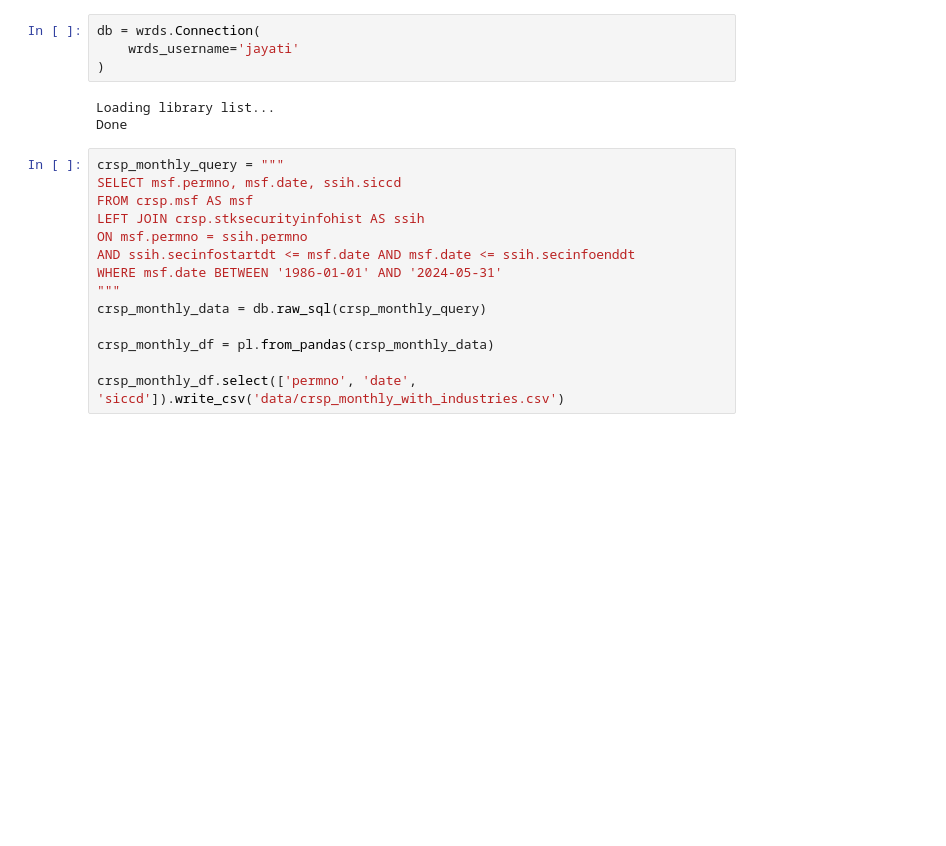
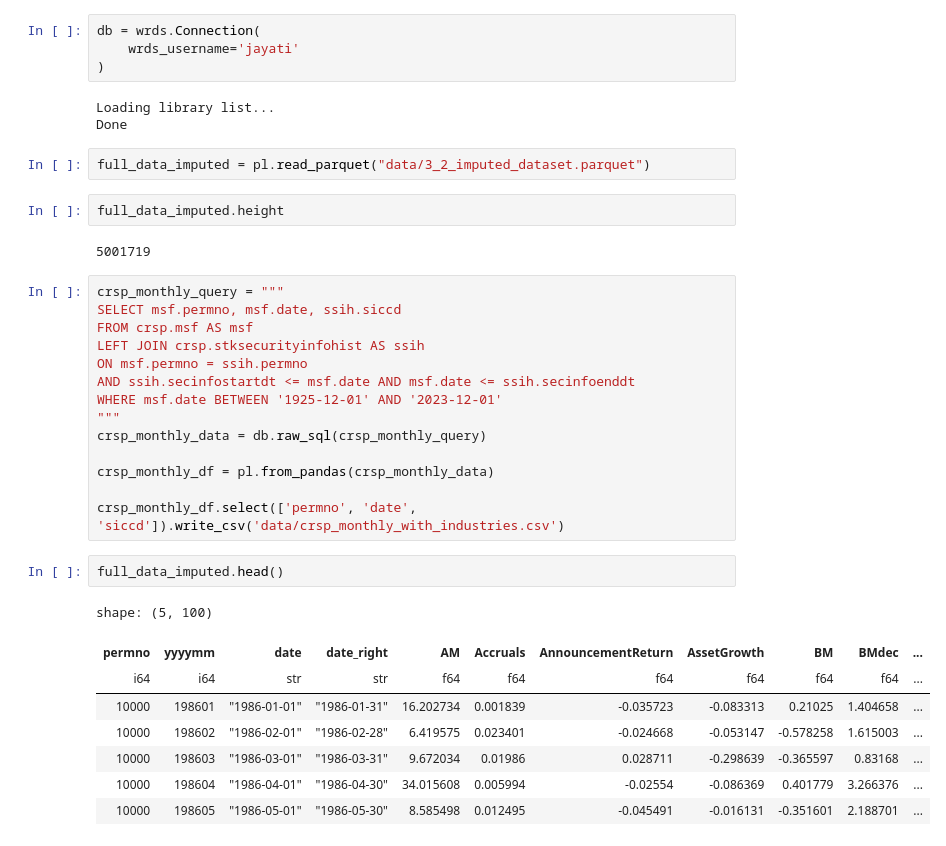
Before and after one commit to NicolasAlmerge/FIN407FinalProject, a Jupyter notebook: Returns.ipynb, the cells around one changed output. Cells and saved outputs as stored; diff of their text form; blank space fills up the shorter version.

```diff
--- a/Returns.ipynb
+++ b/Returns.ipynb
@@ -28,6 +28,12 @@ db = wrds.Connection(
 # %% [output]
 Loading library list...
 Done
+# %%
+full_data_imputed = pl.read_parquet("data/3_2_imputed_dataset.parquet")
+# %%
+full_data_imputed.height
+# %% [output]
+5001719
 # %%
 crsp_monthly_query = """
 SELECT msf.permno, msf.date, ssih.siccd
@@ -35,10 +41,21 @@ FROM crsp.msf AS msf
 LEFT JOIN crsp.stksecurityinfohist AS ssih
 ON msf.permno = ssih.permno
 AND ssih.secinfostartdt <= msf.date AND msf.date <= ssih.secinfoenddt
-WHERE msf.date BETWEEN '1986-01-01' AND '2024-05-31'
+WHERE msf.date BETWEEN '1925-12-01' AND '2023-12-01'
 """
 crsp_monthly_data = db.raw_sql(crsp_monthly_query)
 
 crsp_monthly_df = pl.from_pandas(crsp_monthly_data)
 
 crsp_monthly_df.select(['permno', 'date', 'siccd']).write_csv('data/crsp_monthly_with_industries.csv')
+# %%
+full_data_imputed.head()
+# %% [output]
+shape: (5, 100)
+| permno | yyyymm | date | date_right | AM | Accruals | AnnouncementReturn | AssetGrowth | BM | BMdec | ... |
+| i64 | i64 | str | str | f64 | f64 | f64 | f64 | f64 | f64 | ... |
+| 10000 | 198601 | "1986-01-01" | "1986-01-31" | 16.202734 | 0.001839 | -0.035723 | -0.083313 | 0.21025 | 1.404658 | ... |
+| 10000 | 198602 | "1986-02-01" | "1986-02-28" | 6.419575 | 0.023401 | -0.024668 | -0.053147 | -0.578258 | 1.615003 | ... |
+| 10000 | 198603 | "1986-03-01" | "1986-03-31" | 9.672034 | 0.01986 | 0.028711 | -0.298639 | -0.365597 | 0.83168 | ... |
+| 10000 | 198604 | "1986-04-01" | "1986-04-30" | 34.015608 | 0.005994 | -0.02554 | -0.086369 | 0.401779 | 3.266376 | ... |
+| 10000 | 198605 | "1986-05-01" | "1986-05-30" | 8.585498 | 0.012495 | -0.045491 | -0.016131 | -0.351601 | 2.188701 | ... |
```
Also changed, not shown: parts of 14 cells of this notebook.
